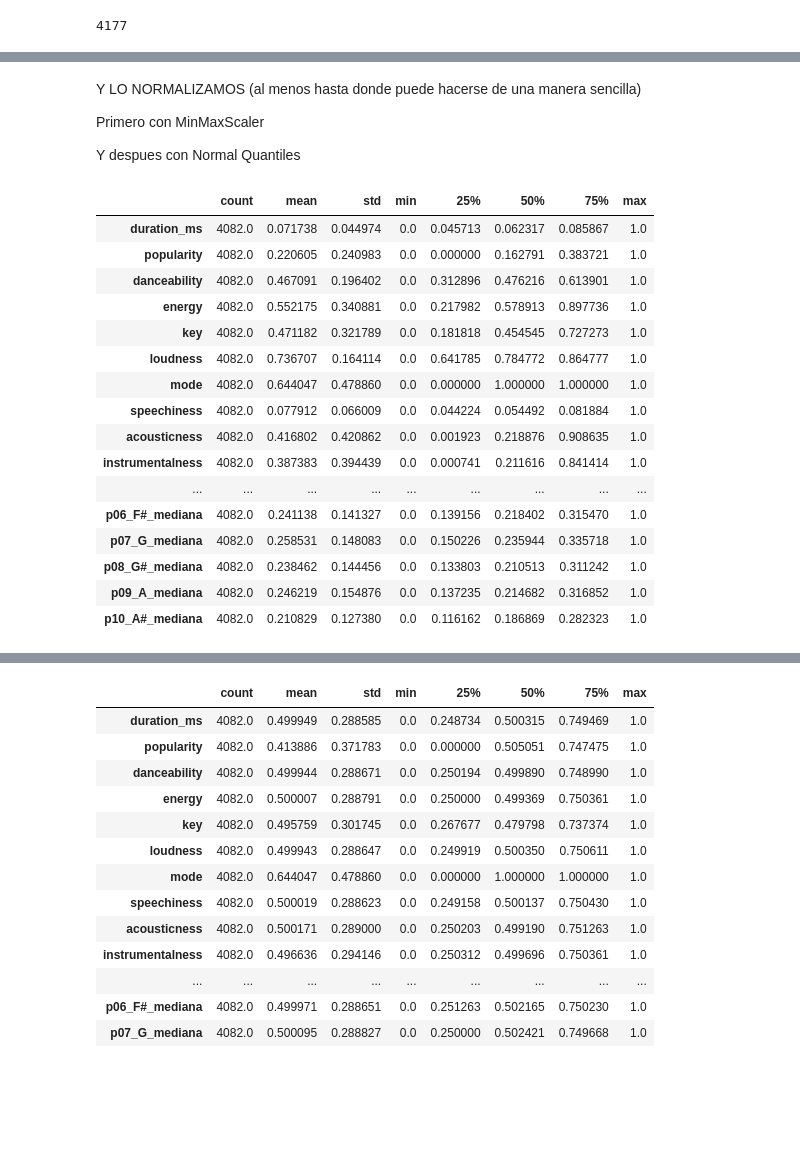
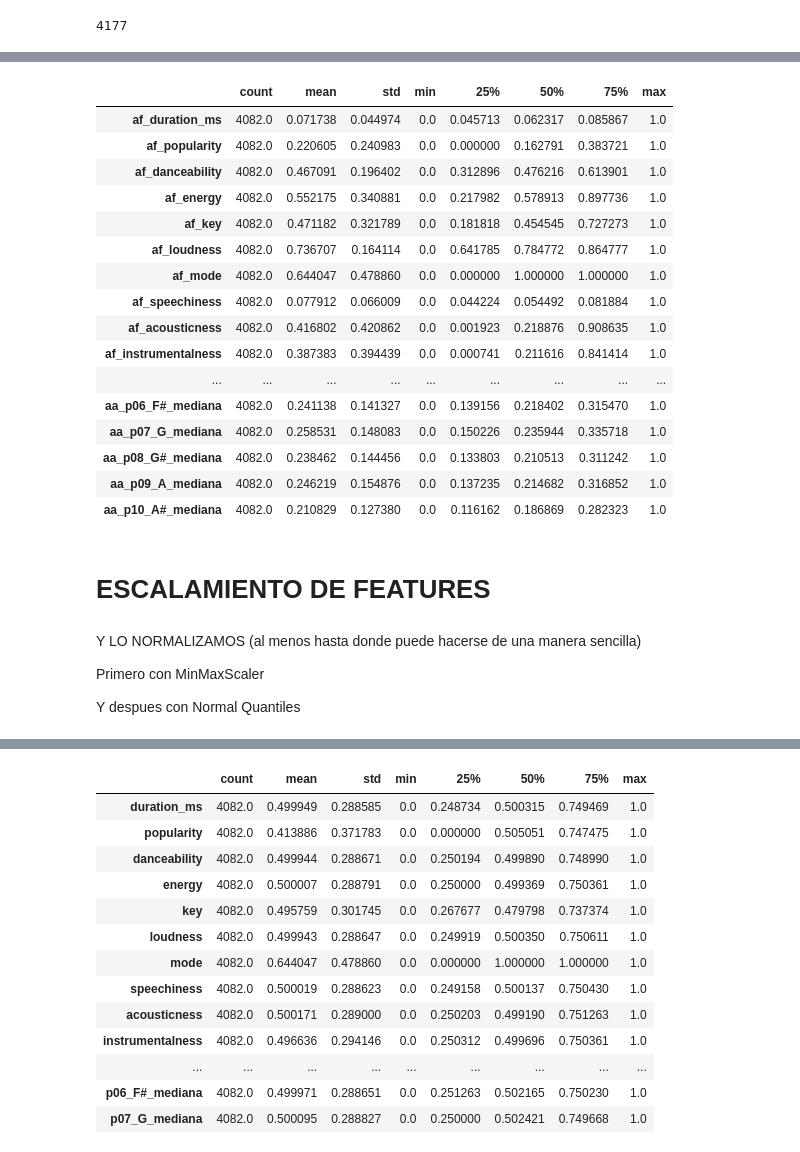
Before and after one commit to francotestori/dmctuba_01, a Jupyter notebook: preprocesamiento/01_crear_df_todo_preprocesamiento.ipynb, the cells around one changed output, grey strips where cells are left out. Saved outputs shown, nothing was run; the diff lists cells and outputs as text; code cells hidden in the pictures; blank space fills up the shorter version.

```diff
--- a/preprocesamiento/01_crear_df_todo_preprocesamiento.ipynb
+++ b/preprocesamiento/01_crear_df_todo_preprocesamiento.ipynb
@@ -302,37 +294,47 @@ df_todo.head(3).describe().T.tail(30)
+# %%
+from sklearn.preprocessing import MinMaxScaler
+
+df_para_escalar = df_todo.select_dtypes(['number'])
+
+col_af = [col for col in df_para_escalar if col.startswith('af')]
+col_aa = [col for col in df_para_escalar if col.startswith('aa')]
+
+scaler = MinMaxScaler(feature_range=(0,1))
+scaled_af = pd.DataFrame(scaler.fit_transform(df_para_escalar.loc[:, col_af]),columns=col_af,index=df_para_escalar.index)
+scaler = MinMaxScaler(feature_range=(0,1))
+scaled_aa = pd.DataFrame(scaler.fit_transform(df_para_escalar.loc[:, col_aa]),columns=col_aa,index=df_para_escalar.index)
+
+scaled_aa.head()
+
+df_escalado = pd.concat([scaled_af, scaled_aa], axis=1)
+df_escalado['genre']=df_todo['genre']
+
+df_escalado.to_pickle("../sources/df_todo_1_MinMaxScaled.pickle")
+
+df_escalado.describe().T.head(30)
+# %% [output]
+|  | count | mean | std | min | 25% | 50% | 75% | max |
+| af_duration_ms | 4082.0 | 0.071738 | 0.044974 | 0.0 | 0.045713 | 0.062317 | 0.085867 | 1.0 |
+| af_popularity | 4082.0 | 0.220605 | 0.240983 | 0.0 | 0.000000 | 0.162791 | 0.383721 | 1.0 |
+| af_danceability | 4082.0 | 0.467091 | 0.196402 | 0.0 | 0.312896 | 0.476216 | 0.613901 | 1.0 |
+| af_energy | 4082.0 | 0.552175 | 0.340881 | 0.0 | 0.217982 | 0.578913 | 0.897736 | 1.0 |
+| af_key | 4082.0 | 0.471182 | 0.321789 | 0.0 | 0.181818 | 0.454545 | 0.727273 | 1.0 |
+| af_loudness | 4082.0 | 0.736707 | 0.164114 | 0.0 | 0.641785 | 0.784772 | 0.864777 | 1.0 |
+| af_mode | 4082.0 | 0.644047 | 0.478860 | 0.0 | 0.000000 | 1.000000 | 1.000000 | 1.0 |
+| af_speechiness | 4082.0 | 0.077912 | 0.066009 | 0.0 | 0.044224 | 0.054492 | 0.081884 | 1.0 |
+| af_acousticness | 4082.0 | 0.416802 | 0.420862 | 0.0 | 0.001923 | 0.218876 | 0.908635 | 1.0 |
+| af_instrumentalness | 4082.0 | 0.387383 | 0.394439 | 0.0 | 0.000741 | 0.211616 | 0.841414 | 1.0 |
+| ... | ... | ... | ... | ... | ... | ... | ... | ... |
+| aa_p06_F#_mediana | 4082.0 | 0.241138 | 0.141327 | 0.0 | 0.139156 | 0.218402 | 0.315470 | 1.0 |
+| aa_p07_G_mediana | 4082.0 | 0.258531 | 0.148083 | 0.0 | 0.150226 | 0.235944 | 0.335718 | 1.0 |
+| aa_p08_G#_mediana | 4082.0 | 0.238462 | 0.144456 | 0.0 | 0.133803 | 0.210513 | 0.311242 | 1.0 |
+| aa_p09_A_mediana | 4082.0 | 0.246219 | 0.154876 | 0.0 | 0.137235 | 0.214682 | 0.316852 | 1.0 |
+| aa_p10_A#_mediana | 4082.0 | 0.210829 | 0.127380 | 0.0 | 0.116162 | 0.186869 | 0.282323 | 1.0 |
+# %% [markdown]
+# ESCALAMIENTO DE FEATURES
 # %% [markdown]
 Y LO NORMALIZAMOS (al menos hasta donde puede hacerse de una manera sencilla)
 
 Primero con MinMaxScaler
 
 Y despues con Normal Quantiles
-# %%
-df_para_escalar = df_todo.select_dtypes(['number'])
-
-scaler = MinMaxScaler(feature_range=(0,1))
-df_todo_MinMaxScaled = pd.DataFrame(
-    scaler.fit_transform(df_para_escalar),
-    columns=df_para_escalar.columns,index=df_para_escalar.index
-)
-df_todo_MinMaxScaled['genre']=df_todo['genre']
-
-df_todo_MinMaxScaled.to_pickle("../sources/df_todo_1_MinMaxScaled.pickle")
-
-df_todo_MinMaxScaled.describe().T.head(30)
-# %% [output]
-|  | count | mean | std | min | 25% | 50% | 75% | max |
-| duration_ms | 4082.0 | 0.071738 | 0.044974 | 0.0 | 0.045713 | 0.062317 | 0.085867 | 1.0 |
-| popularity | 4082.0 | 0.220605 | 0.240983 | 0.0 | 0.000000 | 0.162791 | 0.383721 | 1.0 |
-| danceability | 4082.0 | 0.467091 | 0.196402 | 0.0 | 0.312896 | 0.476216 | 0.613901 | 1.0 |
-| energy | 4082.0 | 0.552175 | 0.340881 | 0.0 | 0.217982 | 0.578913 | 0.897736 | 1.0 |
-| key | 4082.0 | 0.471182 | 0.321789 | 0.0 | 0.181818 | 0.454545 | 0.727273 | 1.0 |
-| loudness | 4082.0 | 0.736707 | 0.164114 | 0.0 | 0.641785 | 0.784772 | 0.864777 | 1.0 |
-| mode | 4082.0 | 0.644047 | 0.478860 | 0.0 | 0.000000 | 1.000000 | 1.000000 | 1.0 |
-| speechiness | 4082.0 | 0.077912 | 0.066009 | 0.0 | 0.044224 | 0.054492 | 0.081884 | 1.0 |
-| acousticness | 4082.0 | 0.416802 | 0.420862 | 0.0 | 0.001923 | 0.218876 | 0.908635 | 1.0 |
-| instrumentalness | 4082.0 | 0.387383 | 0.394439 | 0.0 | 0.000741 | 0.211616 | 0.841414 | 1.0 |
-| ... | ... | ... | ... | ... | ... | ... | ... | ... |
-| p06_F#_mediana | 4082.0 | 0.241138 | 0.141327 | 0.0 | 0.139156 | 0.218402 | 0.315470 | 1.0 |
-| p07_G_mediana | 4082.0 | 0.258531 | 0.148083 | 0.0 | 0.150226 | 0.235944 | 0.335718 | 1.0 |
-| p08_G#_mediana | 4082.0 | 0.238462 | 0.144456 | 0.0 | 0.133803 | 0.210513 | 0.311242 | 1.0 |
-| p09_A_mediana | 4082.0 | 0.246219 | 0.154876 | 0.0 | 0.137235 | 0.214682 | 0.316852 | 1.0 |
-| p10_A#_mediana | 4082.0 | 0.210829 | 0.127380 | 0.0 | 0.116162 | 0.186869 | 0.282323 | 1.0 |
```
Also changed, not shown: parts of 13 cells of this notebook, 8 other files.
